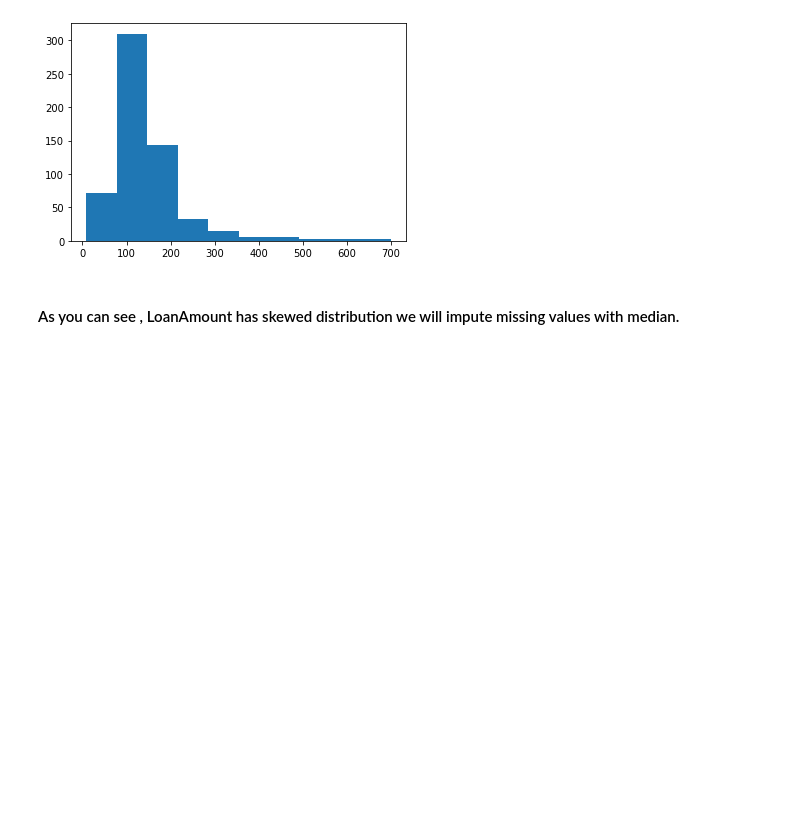
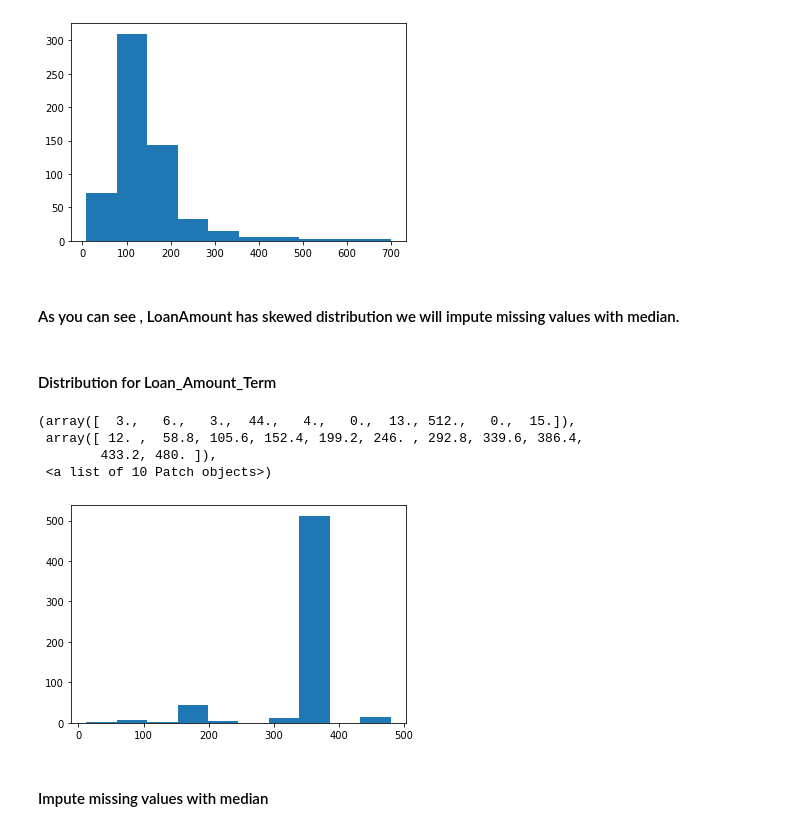
Before and after one commit to Nitika-kamboj/Loan-Prediction, a Jupyter notebook: notebook.ipynb, the cells around one changed output. Saved outputs shown, nothing was run; the diff lists cells and outputs as text; code cells hidden in the pictures; blank space fills up the shorter version.

```diff
--- a/notebook.ipynb
+++ b/notebook.ipynb
@@ -152,3 +155,15 @@ plt.hist(train_data['LoanAmount'])
 # %%
 train_data['LoanAmount']=train_data['LoanAmount'].fillna(train_data['LoanAmount'].median())
 test_data['LoanAmount']=test_data['LoanAmount'].fillna(train_data['LoanAmount'].median())
+# %% [markdown]
+#### Distribution for Loan_Amount_Term
+# %%
+plt.hist(train_data['Loan_Amount_Term'])
+# %% [output]
+(array([  3.,   6.,   3.,  44.,   4.,   0.,  13., 512.,   0.,  15.]),
+ array([ 12. ,  58.8, 105.6, 152.4, 199.2, 246. , 292.8, 339.6, 386.4,
+        433.2, 480. ]),
+ <a list of 10 Patch objects>)
+[figure, added]
+# %% [markdown]
+#### Impute missing values with median
```
Also changed, not shown: parts of 63 cells of this notebook, 3 other files.
